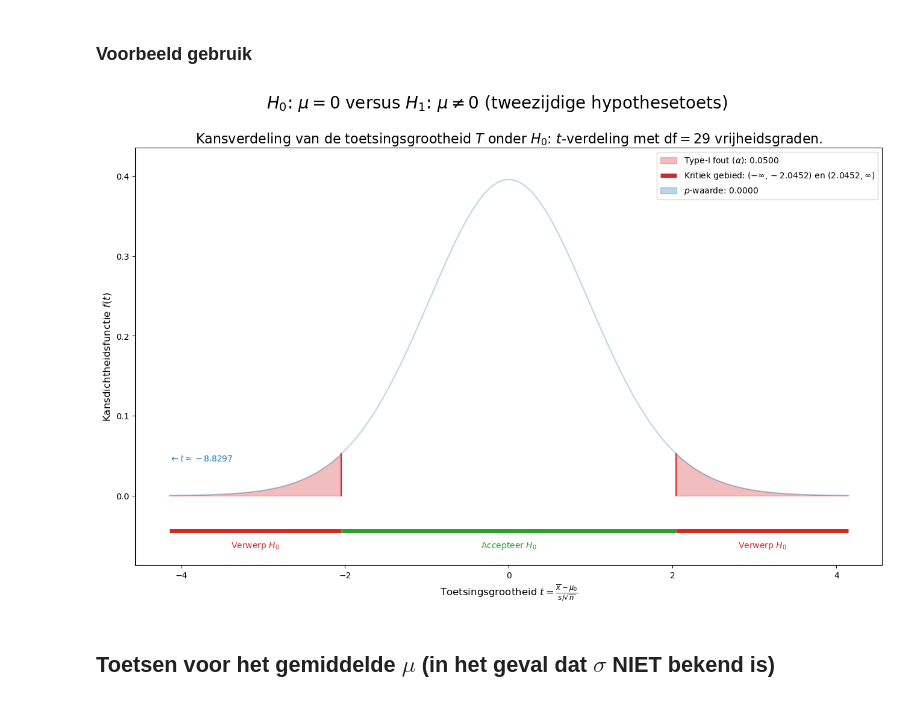
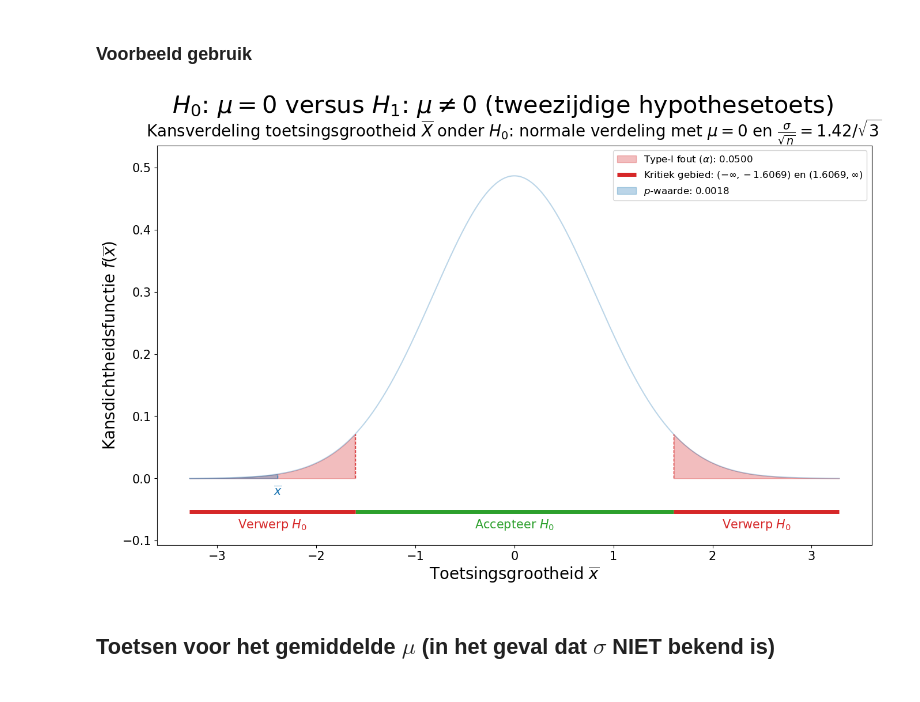
Before and after one commit to DBlom96/Statistiek, a Jupyter notebook: Python/statistics_utils/notebooks/hypothesis_testing.ipynb, the cells around one changed output. Saved outputs shown, nothing was run; the diff lists cells and outputs as text; code cells hidden in the pictures.

```diff
--- a/Python/statistics_utils/notebooks/hypothesis_testing.ipynb
+++ b/Python/statistics_utils/notebooks/hypothesis_testing.ipynb
@@ -4,10 +4,10 @@ sys.path.append("..")
 
 from utils import *
 
-SUPTITLE_FONT_SIZE = 20
-TITLE_FONT_SIZE = 16
-AXIS_FONT_SIZE = 12
-TEXT_FONT_SIZE = 10
+SUPTITLE_FONT_SIZE = 30
+TITLE_FONT_SIZE = 20
+AXIS_FONT_SIZE = 20
+TEXT_FONT_SIZE = 15
 
 PRIMARY_PLOT_COLOR = "C0" # tab:blue
 SECONDARY_PLOT_COLOR = "C8" # tab:olive
@@ -89,11 +89,11 @@ def plot_hypothesis_test(test_type="tweezijdig", dist_type="norm", mu_0=0, mu_1=
         suptitle = f'$H_0$: $\\mu\\leq {mu_0}$ versus $H_1$: $\\mu > {mu_0}$ (rechtszijdige hypothesetoets)'
 
     if dist_type == "norm":
-        title = f"Kansverdeling van de toetsingsgrootheid $\\overline{{X}}$ onder $H_0$: normale verdeling met $\\mu={mu_0}$ en $\\sigma / \\sqrt{{n}} = {sigma} / \\sqrt{{{sample_size}}}$"
+        title = f"Kansverdeling toetsingsgrootheid $\\overline{{X}}$ onder $H_0$: normale verdeling met $\\mu={mu_0}$ en $\\frac{{\\sigma}}{{\\sqrt{{n}}}} = {sigma} / \\sqrt{{{sample_size}}}$"
         xlabel = "Toetsingsgrootheid $\\overline{x}$"
         ylabel = "Kansdichtheidsfunctie $f(\\overline{x})$"
     else:
-        title = f"Kansverdeling van de toetsingsgrootheid $T$ onder $H_0$: $t$-verdeling met $\\text{{df}}={params["df"]}$ vrijheidsgraden."
+        title = f"Kansverdeling toetsingsgrootheid $T$ onder $H_0$: $t$-verdeling met $\\text{{df}}={params["df"]}$ {"vrijheidsgraad" if params["df"] == 1 else "vrijheidsgraden"}."
         xlabel = "Toetsingsgrootheid $t = \\frac{{\\overline{x} - \\mu_0}}{{s/\\sqrt{{n}}}}$"
         ylabel = "Kansdichtheidsfunctie $f(t)$"
 
@@ -118,10 +118,10 @@ def plot_hypothesis_test(test_type="tweezijdig", dist_type="norm", mu_0=0, mu_1=
     pdf_right = norm.pdf(critical_value_right, loc=mu_0, scale=params["std_error"]) if dist_type == "norm" else t.pdf(critical_value_right, df=params["df"])
 
     if critical_value_left != xmin:
-        ax.plot([critical_value_left, critical_value_left], [0, pdf_left], color=CRITICAL_COLOR, linestyle='-')#, label='Kritieke grens links')
+        ax.plot([critical_value_left, critical_value_left], [0, pdf_left], color=CRITICAL_COLOR, linestyle='--', linewidth=1)#, label='Kritieke grens links')
         ax.fill_between(x, 0, pdf_H0, where=(x < critical_value_left), color=CRITICAL_COLOR, alpha=OPACITY_LEVEL, label=f'Type-I fout ($\\alpha$): {pretty_print(alpha)}')
     if critical_value_right != xmax:
-        ax.plot([critical_value_right, critical_value_right], [0, pdf_right], color=CRITICAL_COLOR, linestyle='-')#, label='Kritieke grens rechts')
+        ax.plot([critical_value_right, critical_value_right], [0, pdf_right], color=CRITICAL_COLOR, linestyle='--', linewidth=1)#, label='Kritieke grens rechts')
         ax.fill_between(x, 0, pdf_H0, where=(x > critical_value_right), color=CRITICAL_COLOR, alpha=OPACITY_LEVEL)
 
     if test_type == "tweezijdig":
@@ -157,7 +157,7 @@ def plot_hypothesis_test(test_type="tweezijdig", dist_type="norm", mu_0=0, mu_1=
         # Hangt af van hoe ver de toetsingsgrootheid wegligt, hoe we hem tekenen
         if xmin <= test_statistic <= xmax:
             test_statistic_text = '$\\overline{x}$' if dist_type == "norm" else "$t$"
-            ax.plot([test_statistic, test_statistic], [0, pdf_test_statistic], color=PRIMARY_PLOT_COLOR, linestyle="--")
+            ax.plot([test_statistic, test_statistic], [0, pdf_test_statistic], color=PRIMARY_PLOT_COLOR, linestyle="--", linewidth=1)
             ax.text(test_statistic, ymin - 0.5 * offset, test_statistic_text, color=test_statistic_color, fontsize=TEXT_FONT_SIZE, ha='center')
         if test_statistic < xmin:
             test_statistic_text = f"$\\leftarrow {"\\overline{{x}}" if dist_type == "norm" else "t" } \\approx {pretty_print(test_statistic)}$"
@@ -177,20 +177,23 @@ def plot_hypothesis_test(test_type="tweezijdig", dist_type="norm", mu_0=0, mu_1=
             else:
                 label_p_value = f"$p$-waarde: {pretty_print(p_right)}"
                 ax.fill_between(x, 0, pdf_H0, where=(x > test_statistic), color=PRIMARY_PLOT_COLOR, alpha=OPACITY_LEVEL, label=label_p_value)
-    ax.legend()
+    ax.legend(prop={'size':12})
+
+    plt.xticks(fontsize=TEXT_FONT_SIZE)
+    plt.yticks(fontsize=TEXT_FONT_SIZE)
     plt.savefig(filename)
 # %% [markdown]
 ## Toetsen voor het gemiddelde $\mu$ (in het geval dat $\sigma$ bekend is)
 # %% [markdown]
 ### Voorbeeld gebruik
 # %%
-mu_1 = None
-sigma = None
+# mu_1 = None
+# sigma = None
 # %%
-plot_hypothesis_test(test_type="tweezijdig", dist_type="t", mu_0=0, mu_1=mu_1, sigma=sigma, sample_mean=-2.3891, sample_std=1.482, sample_size=30,
+plot_hypothesis_test(test_type="tweezijdig", dist_type="norm", mu_0=0, mu_1=mu_1, sigma=1.42, sample_mean=-2.3891, sample_std=1.482, sample_size=3,
                          alpha=0.05, draw_test_statistic=True, draw_p_value=True, width=16, height=9, filename=FIGURE_PATH + "wat.png")
 # %% [output]
-[figure, old version]
+[figure, new version]
 # %% [markdown]
 ## Toetsen voor het gemiddelde $\mu$ (in het geval dat $\sigma$ NIET bekend is)
 # %% [markdown]
```
Also changed, not shown: 1 other file.
